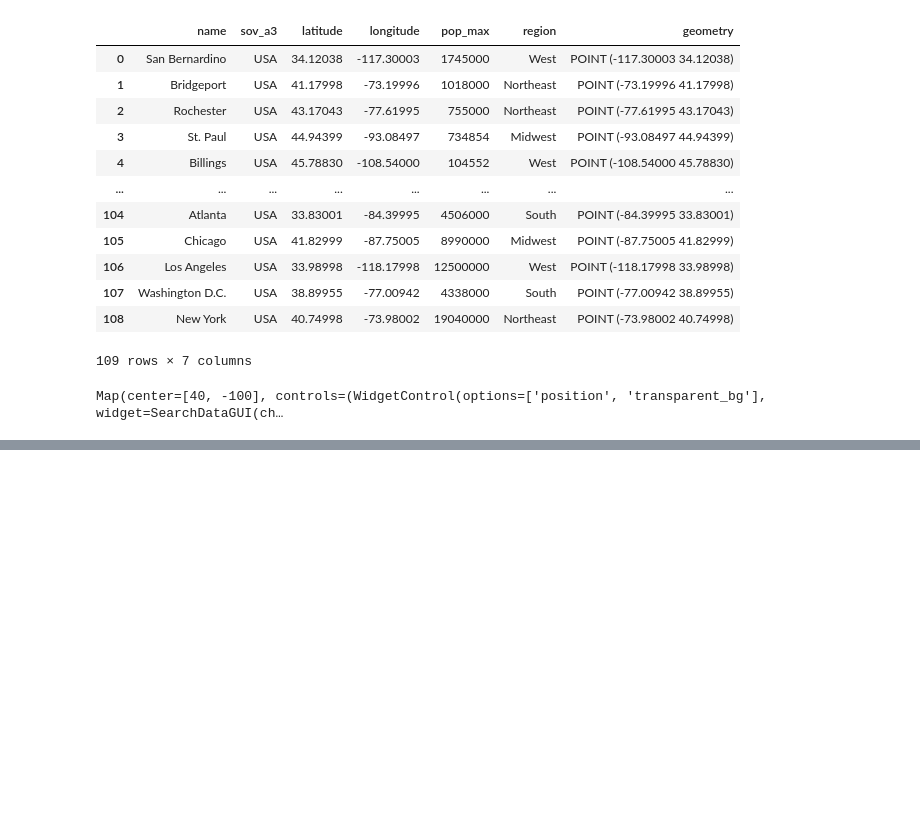
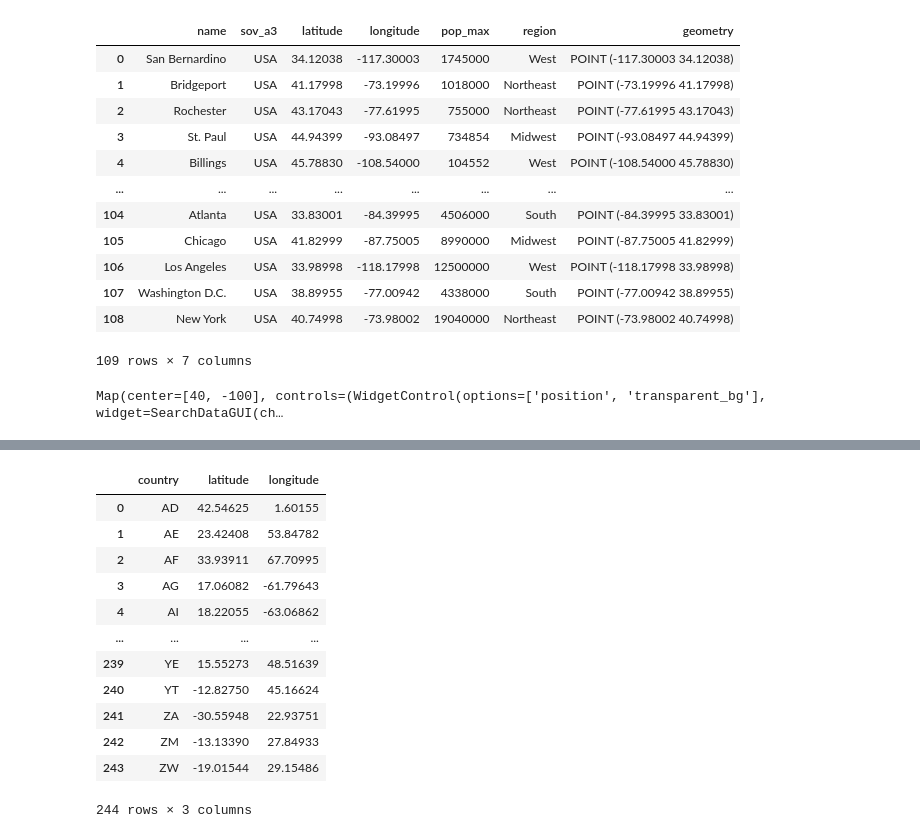
Before and after one commit to zyang91/spatial_data_management, a Jupyter notebook: notes/lecture10.ipynb, the cells around one changed output, grey strips where cells are left out. Saved outputs shown, nothing was run; the diff lists cells and outputs as text; code cells hidden in the pictures; blank space fills up the shorter version.

```diff
--- a/notes/lecture10.ipynb
+++ b/notes/lecture10.ipynb
@@ -64,0 +117,18 @@ Map(center=[40, -100], controls=(WidgetControl(options=['position', 'transparent
+# %%
+data= 'https://github.com/gee-community/geemap/blob/master/examples/data/country_centroids.csv'
+df= geemap.csv_to_df(data)
+df
+# %% [output]
+|  | country | latitude | longitude |
+| 0 | AD | 42.54625 | 1.60155 |
+| 1 | AE | 23.42408 | 53.84782 |
+| 2 | AF | 33.93911 | 67.70995 |
+| 3 | AG | 17.06082 | -61.79643 |
+| 4 | AI | 18.22055 | -63.06862 |
+| ... | ... | ... | ... |
+| 239 | YE | 15.55273 | 48.51639 |
+| 240 | YT | -12.82750 | 45.16624 |
+| 241 | ZA | -30.55948 | 22.93751 |
+| 242 | ZM | -13.13390 | 27.84933 |
+| 243 | ZW | -19.01544 | 29.15486 |
+244 rows × 3 columns
```
Also changed, not shown: parts of 8 cells of this notebook.
